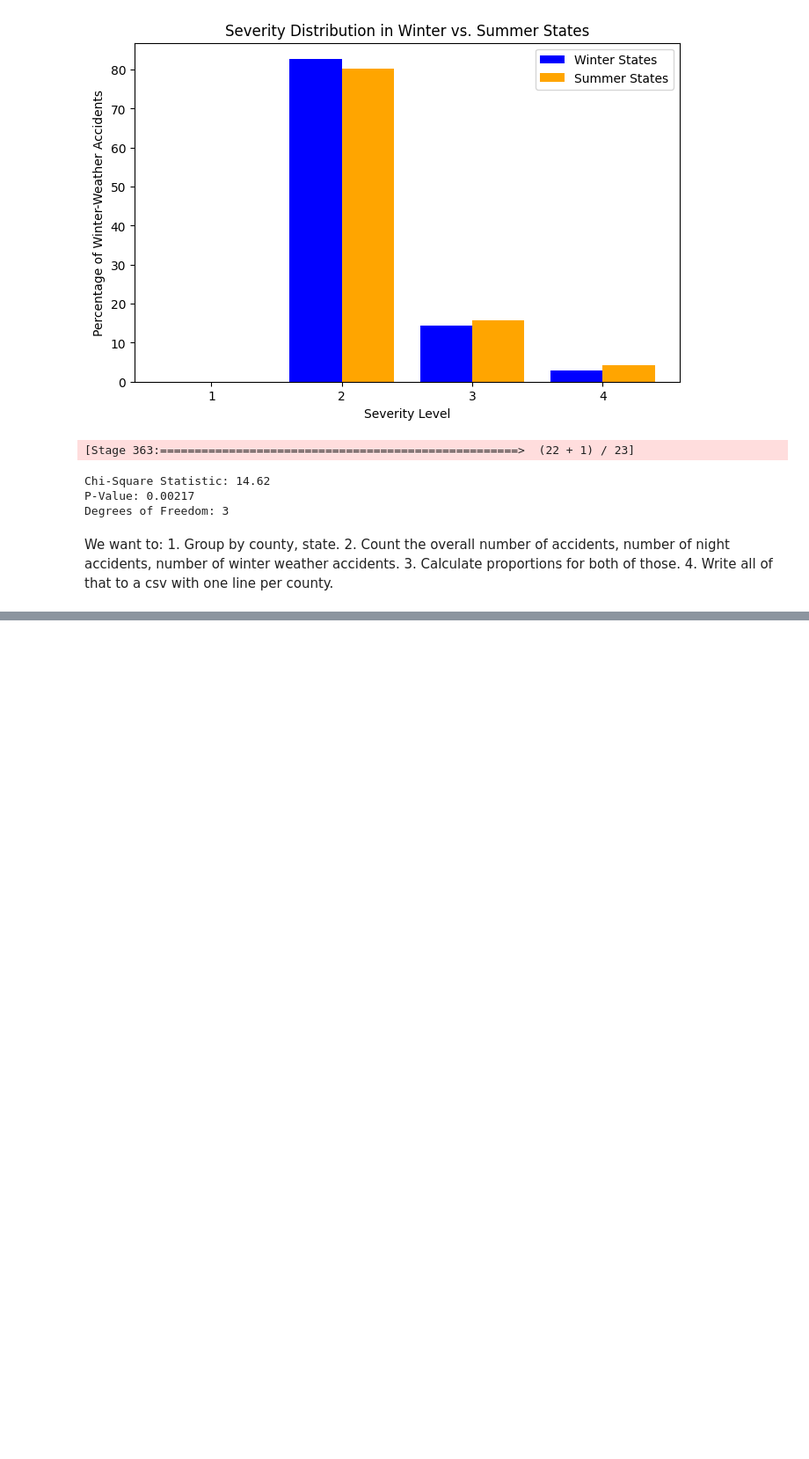
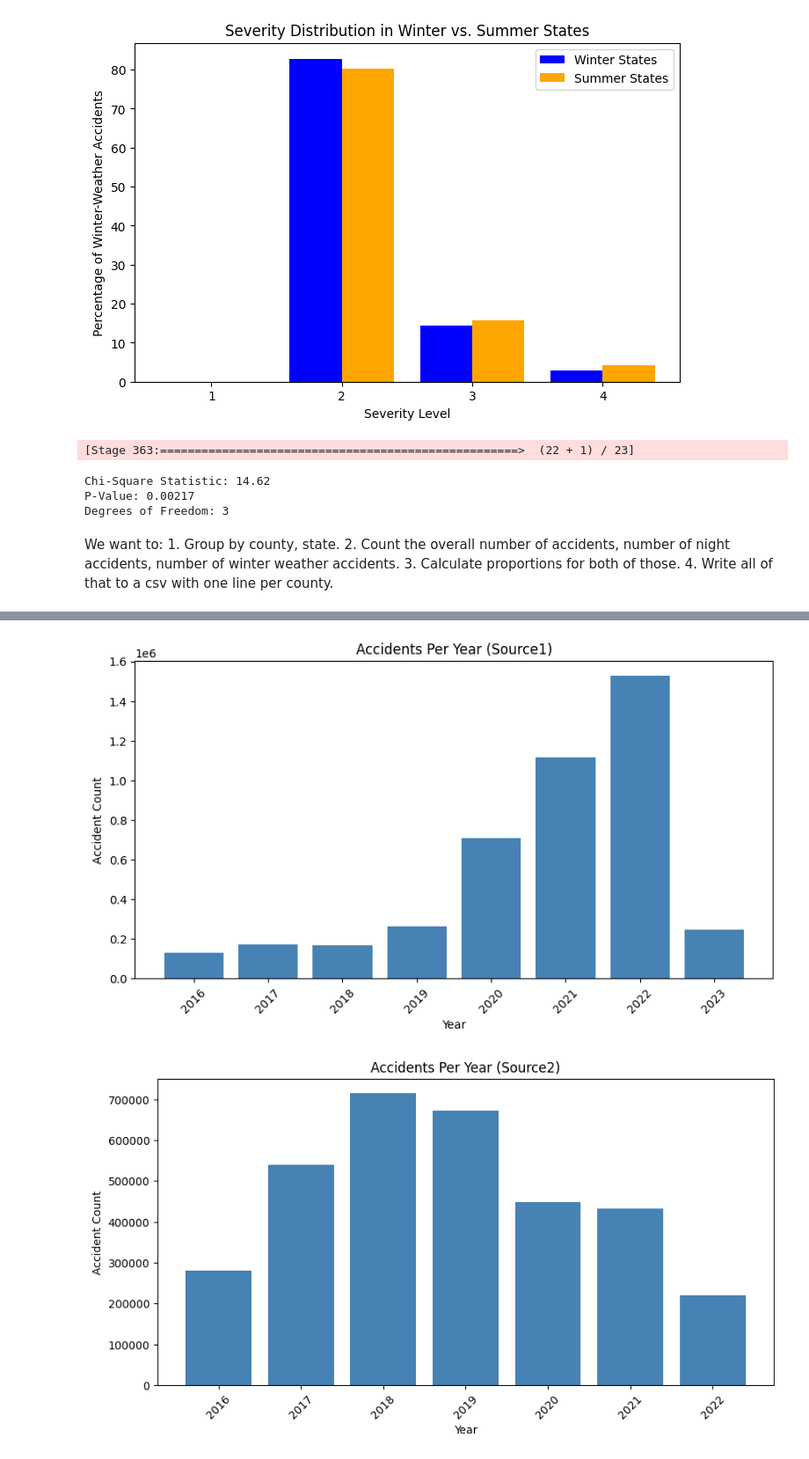
Before and after one commit to pauldennis2/collision-insights, a Jupyter notebook: col_insights.ipynb, the cells around one changed output, grey strips where cells are left out. Shown at 88% size. Drawn from its saved outputs; the diff is of its cells as text; code cells hidden in the pictures; blank space fills up the shorter version.

```diff
--- a/col_insights.ipynb
+++ b/col_insights.ipynb
@@ -1160,0 +1197,23 @@ county_stats_pd.to_csv("created_data/county_cold_dark.csv", index=False)
+# %%
+def plot_accidents_per_year(df, source_name):
+    source_df = df.filter(df["Source"] == source_name)
+
+    # Group by year and count accidents
+    yearly_counts = source_df.groupBy("Year").count().orderBy("Year")
+    yearly_counts_pd = yearly_counts.toPandas()
+
+    plt.figure(figsize=(10, 5))
+    plt.bar(yearly_counts_pd["Year"], yearly_counts_pd["count"], color="steelblue")
+    plt.xlabel("Year")
+    plt.ylabel("Accident Count")
+    plt.title(f"Accidents Per Year ({source_name})")
+    plt.xticks(rotation=45)
+    plt.show()
+
+df = df.withColumn("Year", year(df["Start_Time"]))
+
+plot_accidents_per_year(df, "Source1")
+plot_accidents_per_year(df, "Source2")
+# %% [output]
+[figure, added]
+[figure, added]
```
Also changed, not shown: parts of 8 cells of this notebook, 2 other files.
